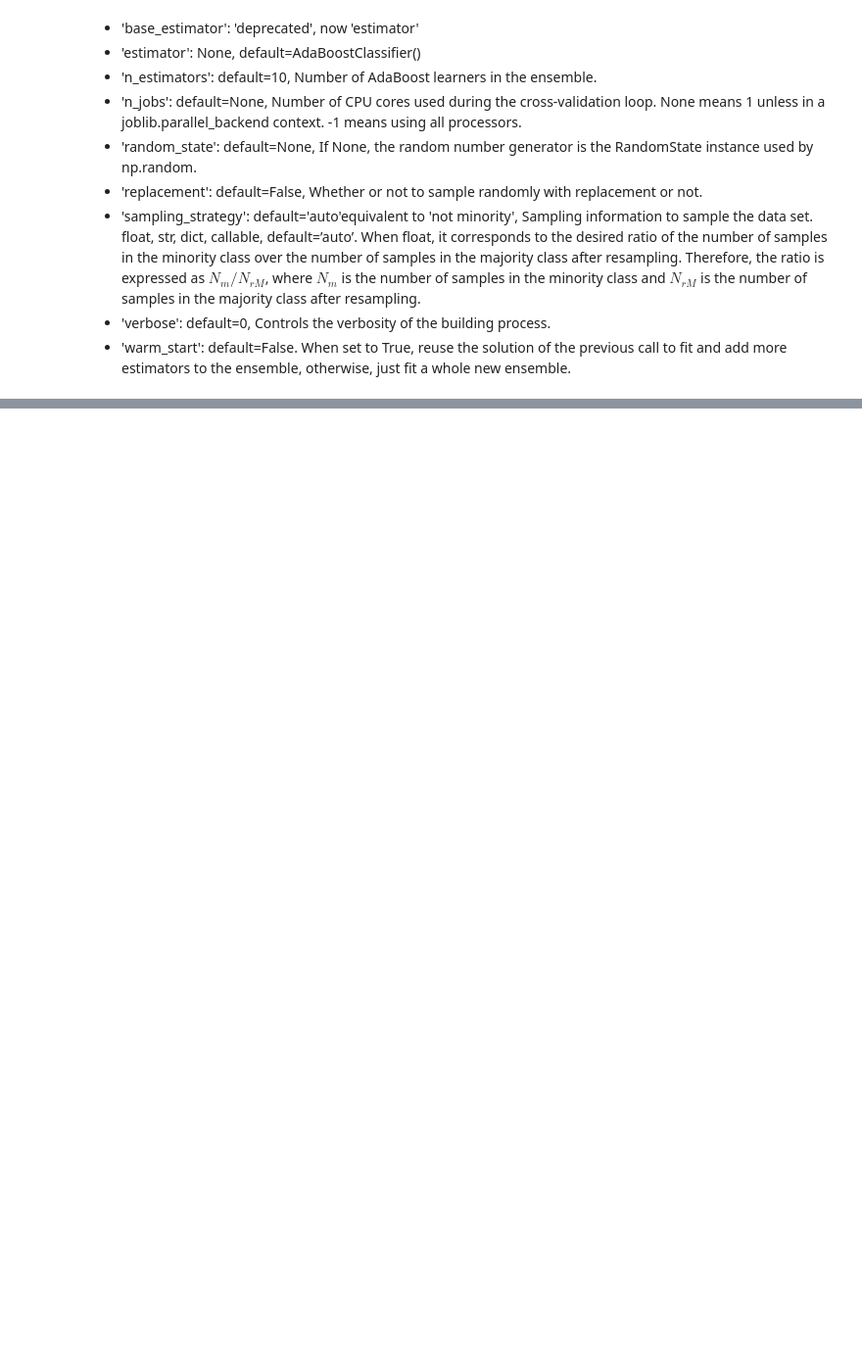
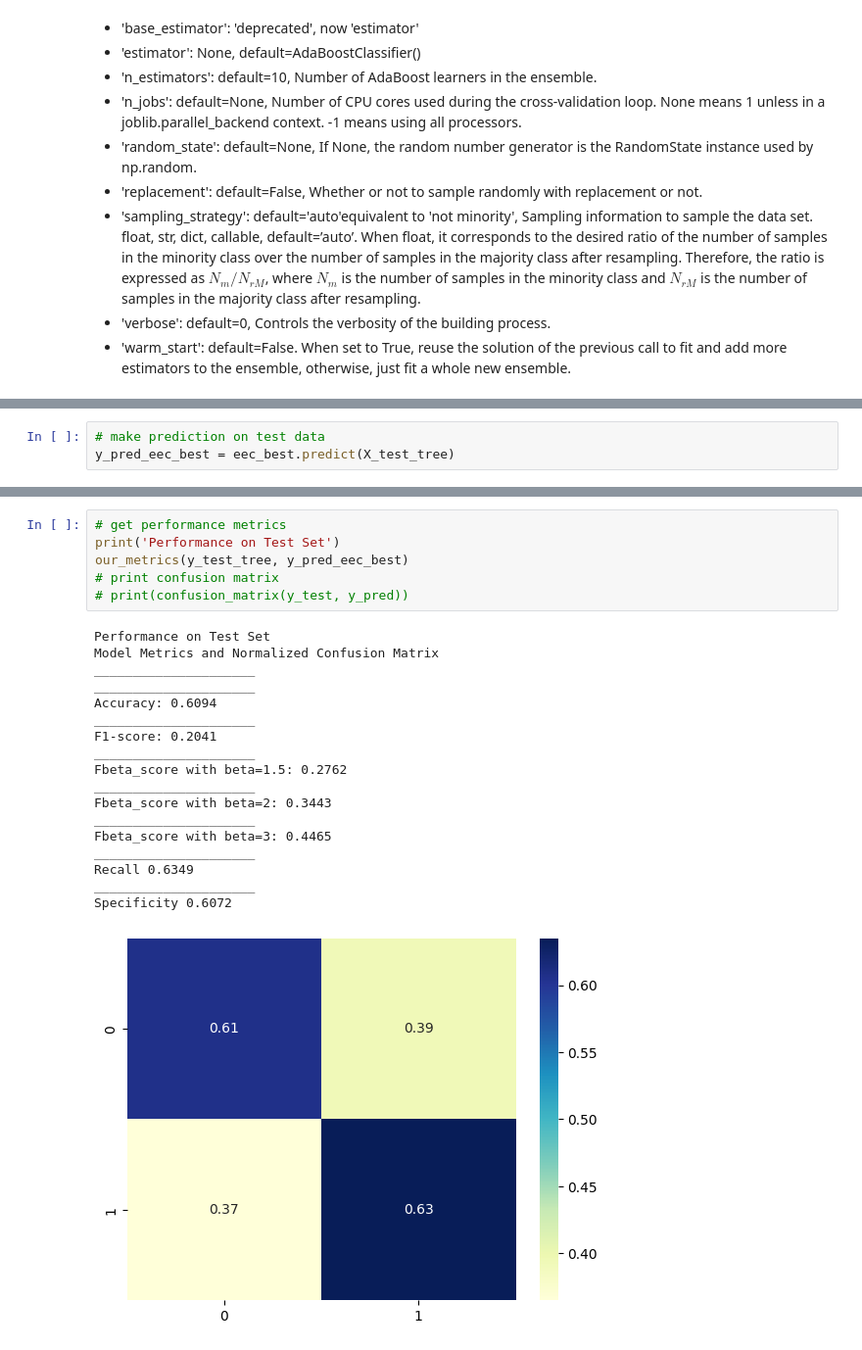
Before and after one commit to Cazta/fraud_detection_electricity_company, a Jupyter notebook: fraud_ml_easy_ensemble.ipynb, the cells around one changed output, grey strips where cells are left out. Shown: that part at 98% size. Cells and saved outputs as stored; diff of their text form; blank space fills up the shorter version.

```diff
--- a/fraud_ml_easy_ensemble.ipynb
+++ b/fraud_ml_easy_ensemble.ipynb
@@ -135,0 +269,3 @@ cv = RepeatedStratifiedKFold(n_splits=10, n_repeats=3, random_state=RSEED)
+# %%
+# make prediction on test data
+y_pred_eec_best = eec_best.predict(X_test_tree)
@@ -135,0 +297,25 @@ cv = RepeatedStratifiedKFold(n_splits=10, n_repeats=3, random_state=RSEED)
+# %%
+# get performance metrics
+print('Performance on Test Set')
+our_metrics(y_test_tree, y_pred_eec_best)
+# print confusion matrix
+# print(confusion_matrix(y_test, y_pred))
+# %% [output]
+Performance on Test Set
+Model Metrics and Normalized Confusion Matrix
+_____________________
+_____________________
+Accuracy: 0.6094
+_____________________
+F1-score: 0.2041
+_____________________
+Fbeta_score with beta=1.5: 0.2762
+_____________________
+Fbeta_score with beta=2: 0.3443
+_____________________
+Fbeta_score with beta=3: 0.4465
+_____________________
+Recall 0.6349
+_____________________
+Specificity 0.6072
+[figure, added]
```
Also changed, not shown: parts of 45 cells of this notebook, 1 other file.
